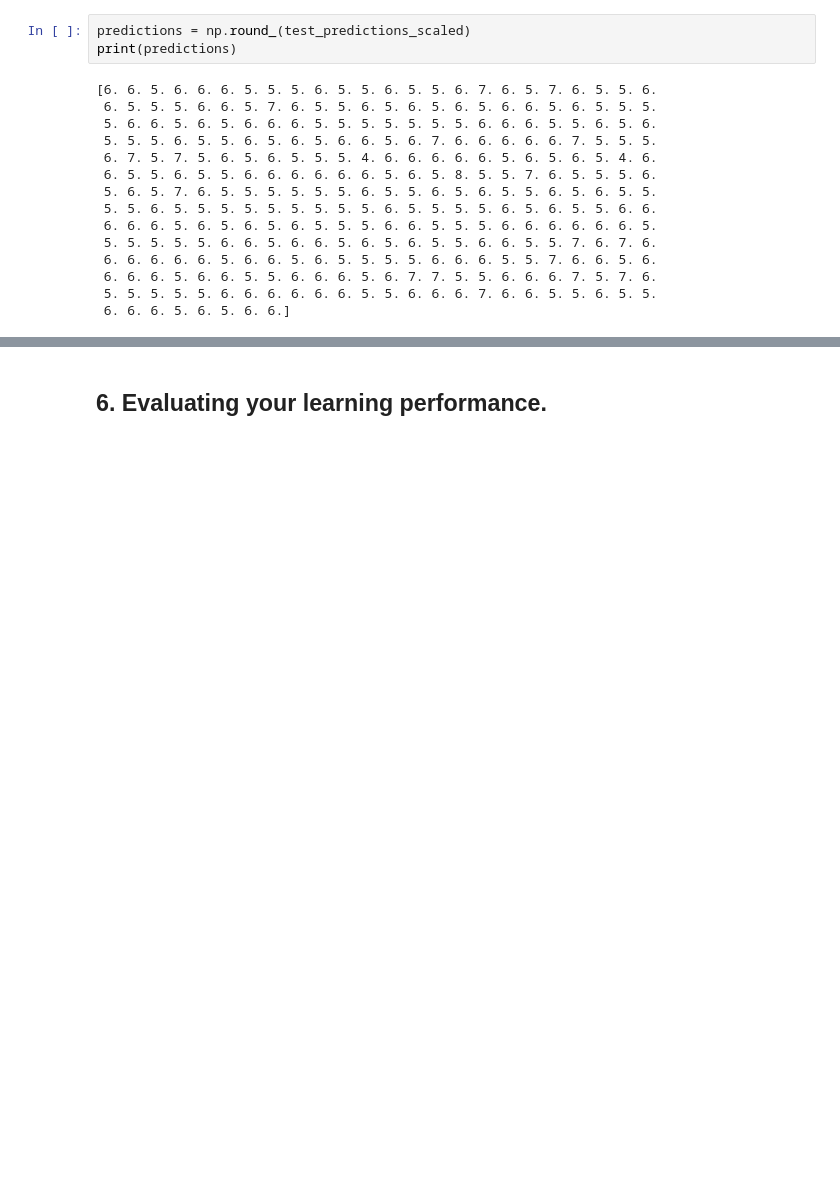
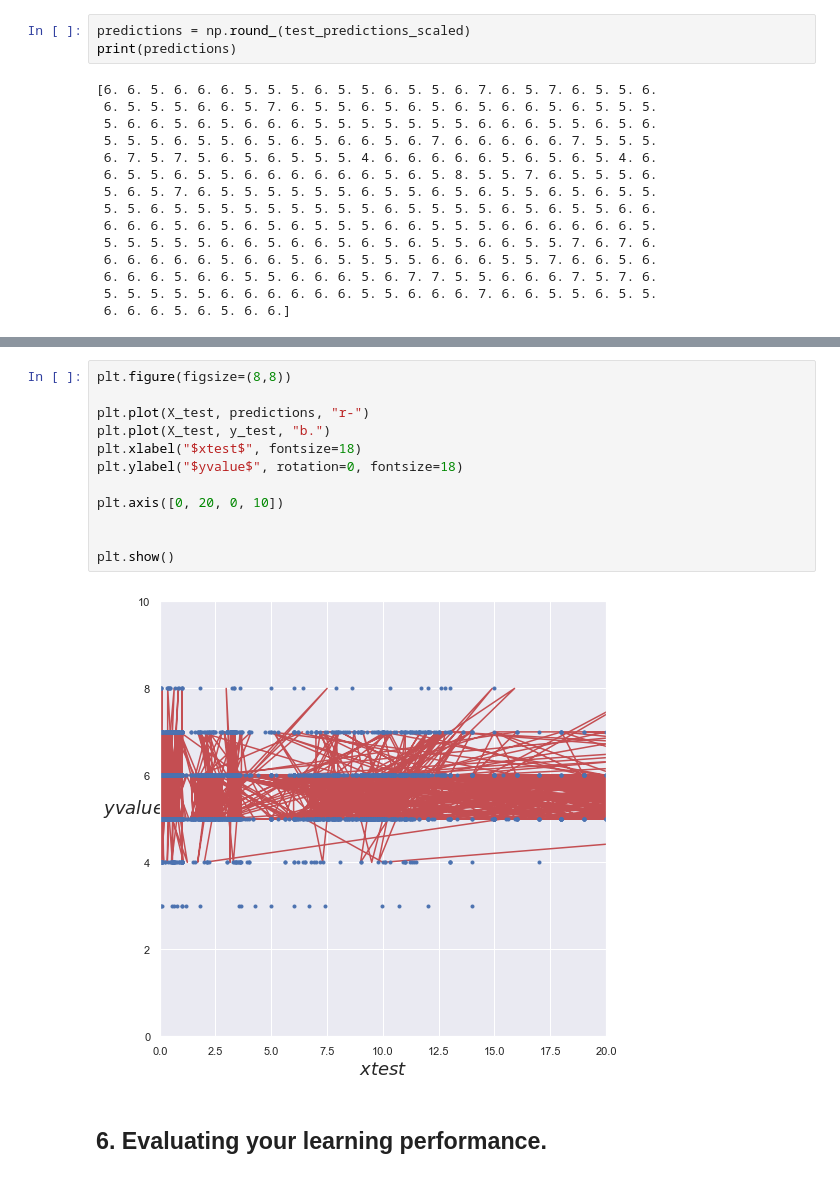
Before and after one commit to wmac001/PHYS-243---Foundation-of-applied-machine-learning, a Jupyter notebook: Midterm Project.ipynb, the cells around one changed output, grey strips where cells are left out. Saved outputs shown, nothing was run; the diff lists cells and outputs as text; blank space fills up the shorter version.

```diff
--- a/Midterm Project.ipynb
+++ b/Midterm Project.ipynb
@@ -211,3 +241,17 @@ Text(0, 0.5, 'Predictions')
+# %%
+plt.figure(figsize=(8,8))
+
+plt.plot(X_test, predictions, "r-")
+plt.plot(X_test, y_test, "b.")
+plt.xlabel("$xtest$", fontsize=18)
+plt.ylabel("$yvalue$", rotation=0, fontsize=18)
+
+plt.axis([0, 20, 0, 10])
+
+
+plt.show()
+# %% [output]
+[figure, added]
 # %% [markdown]
 ## 6. Evaluating your learning performance.
 # %% [markdown]
```
Also changed, not shown: parts of 20 cells of this notebook.
